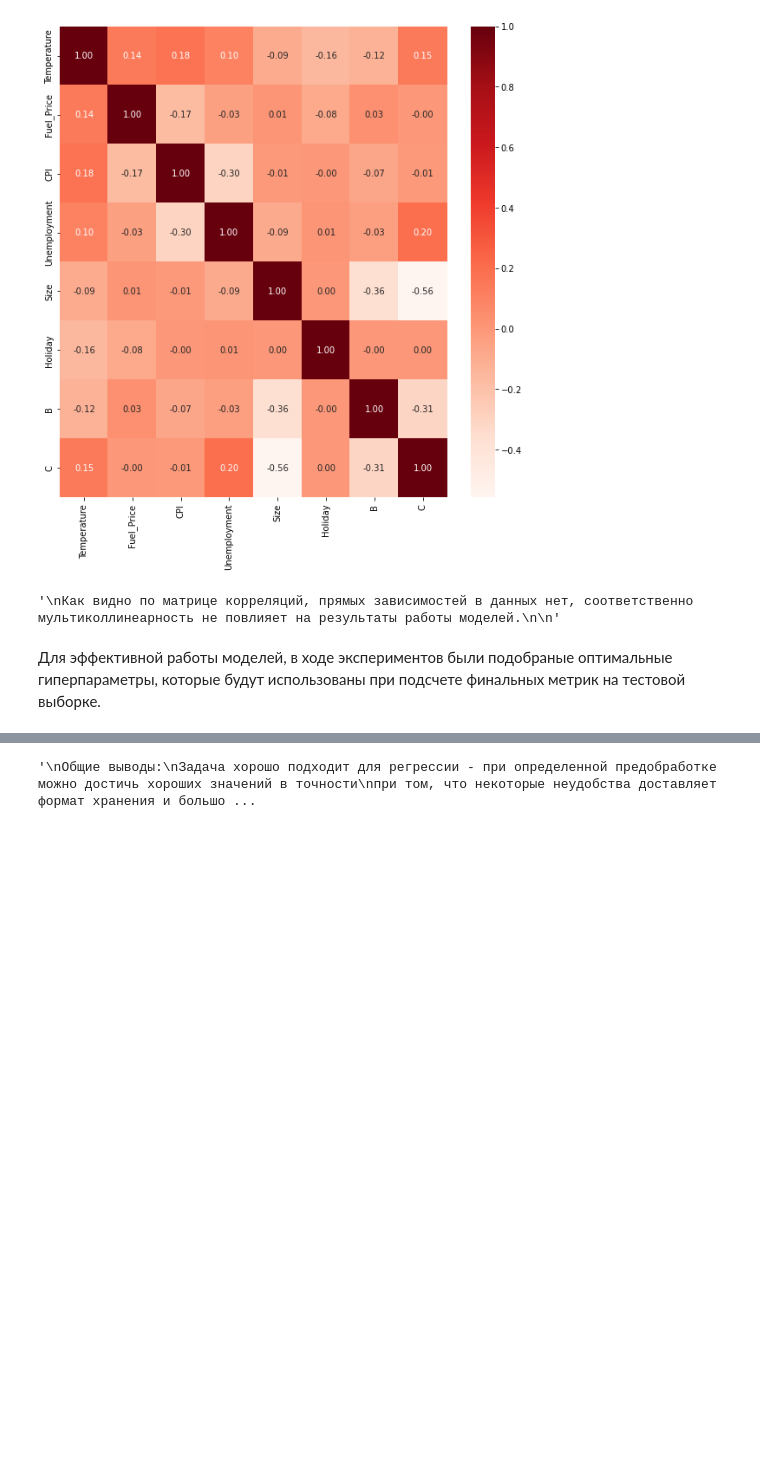
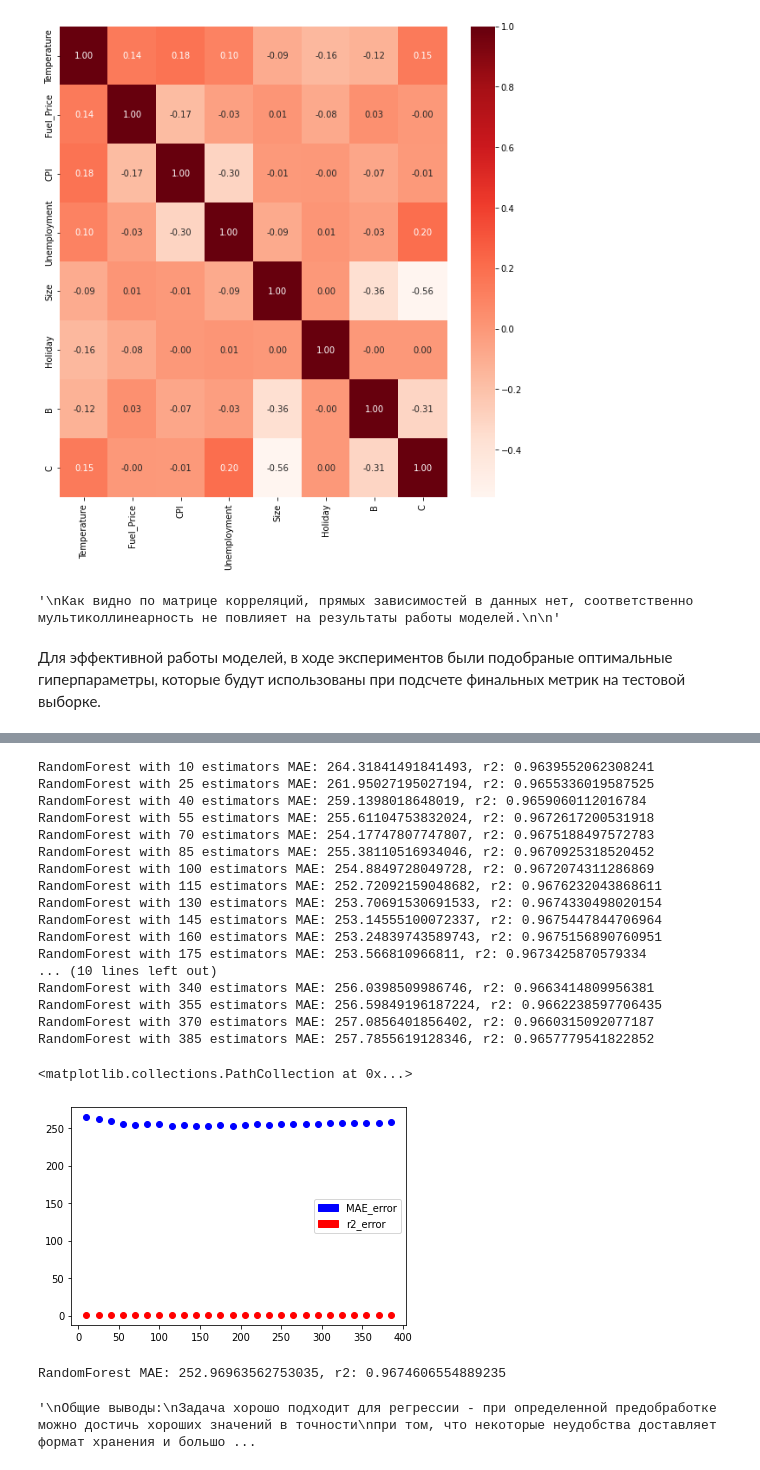
Before and after one commit to plovec132/MachineLearning, a Jupyter notebook: Suhov-1.ipynb, the cells around one changed output, grey strips where cells are left out. Cells and saved outputs as stored; diff of their text form; code cells hidden in the pictures; blank space fills up the shorter version.

```diff
--- a/Suhov-1.ipynb
+++ b/Suhov-1.ipynb
@@ -168,3 +195,51 @@ Coefficient of determination: 96 %
+# %%
+r2_list = []
+param_list = []
+mae_list = []
+
+for i in range(10, 400, 15):
+  clf_rf = RandomForestRegressor(n_estimators=i, criterion = "squared_error", random_state = 42)
+  clf_rf.fit(x_train, y_train)
+  y_pred_rf=clf_rf.predict(x_test)
+  print(f'RandomForest with {i} estimators MAE: {mean_absolute_error(y_true=y_test, y_pred=y_pred_rf)}, r2: {r2_score(y_true=y_test, y_pred=y_pred_rf)}')
+  r2_list.append(r2_score(y_true=y_test, y_pred=y_pred_rf))
+  mae_list.append(mean_absolute_error(y_true=y_test, y_pred=y_pred_rf))
+  param_list.append(i)
+
+r2_patch = mpatches.Patch(color='red', label='r2_error')
+mae_patch = mpatches.Patch(color='blue', label='MAE_error')
+plt.legend(handles=[mae_patch, r2_patch])
+
+plt.scatter(x = param_list, y=r2_list, c='red')
+plt.scatter(x = param_list, y=mae_list, c='blue')
+# %% [output]
+RandomForest with 10 estimators MAE: 264.31841491841493, r2: 0.9639552062308241
+RandomForest with 25 estimators MAE: 261.95027195027194, r2: 0.9655336019587525
+RandomForest with 40 estimators MAE: 259.1398018648019, r2: 0.9659060112016784
+RandomForest with 55 estimators MAE: 255.61104753832024, r2: 0.9672617200531918
+RandomForest with 70 estimators MAE: 254.17747807747807, r2: 0.9675188497572783
+RandomForest with 85 estimators MAE: 255.38110516934046, r2: 0.9670925318520452
+RandomForest with 100 estimators MAE: 254.8849728049728, r2: 0.9672074311286869
+RandomForest with 115 estimators MAE: 252.72092159048682, r2: 0.9676232043868611
+RandomForest with 130 estimators MAE: 253.70691530691533, r2: 0.9674330498020154
+RandomForest with 145 estimators MAE: 253.14555100072337, r2: 0.9675447844706964
+RandomForest with 160 estimators MAE: 253.24839743589743, r2: 0.9675156890760951
+RandomForest with 175 estimators MAE: 253.566810966811, r2: 0.9673425870579334
+... (10 lines left out)
+RandomForest with 340 estimators MAE: 256.0398509986746, r2: 0.9663414809956381
+RandomForest with 355 estimators MAE: 256.59849196187224, r2: 0.9662238597706435
+RandomForest with 370 estimators MAE: 257.0856401856402, r2: 0.9660315092077187
+RandomForest with 385 estimators MAE: 257.7855619128346, r2: 0.9657779541822852
+<matplotlib.collections.PathCollection at 0x...>
+[figure, added]
+# %%
+clf_rf = RandomForestRegressor(n_estimators=190, criterion = "squared_error", random_state = 42)
+clf_rf.fit(x_train, y_train)
+y_pred_rf=clf_rf.predict(x_test)
+
+print(f'RandomForest MAE: {mean_absolute_error(y_true=y_test, y_pred=y_pred_rf)}, r2: {r2_score(y_true=y_test, y_pred=y_pred_rf)}')
+# %% [output]
+RandomForest MAE: 252.96963562753035, r2: 0.9674606554889235
 # %%
 """
 Общие выводы:
```
Also changed, not shown: parts of 5 cells of this notebook.
